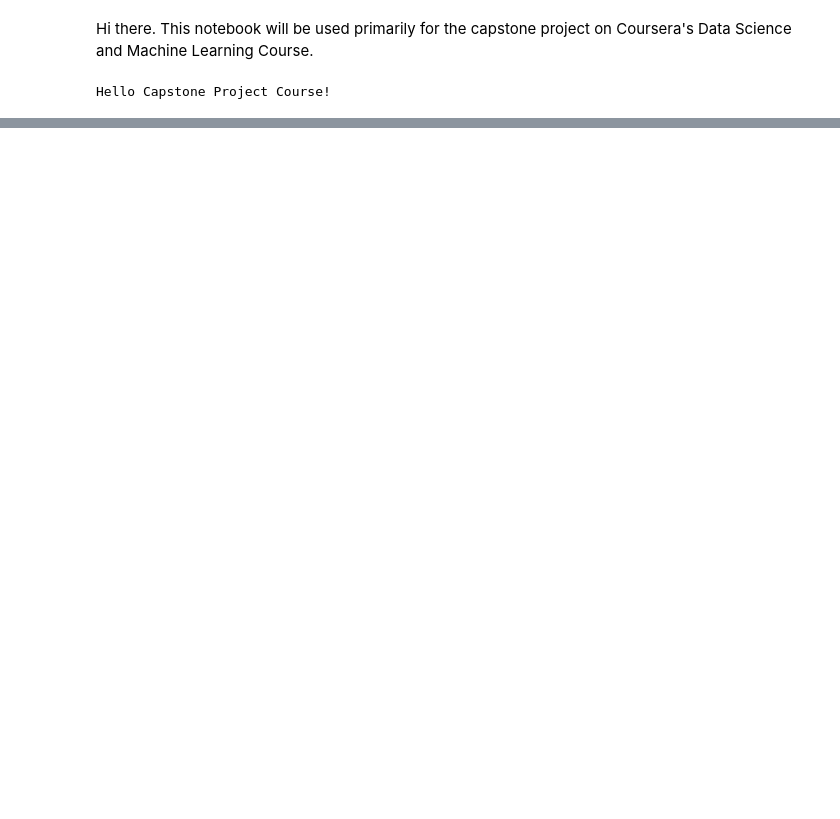
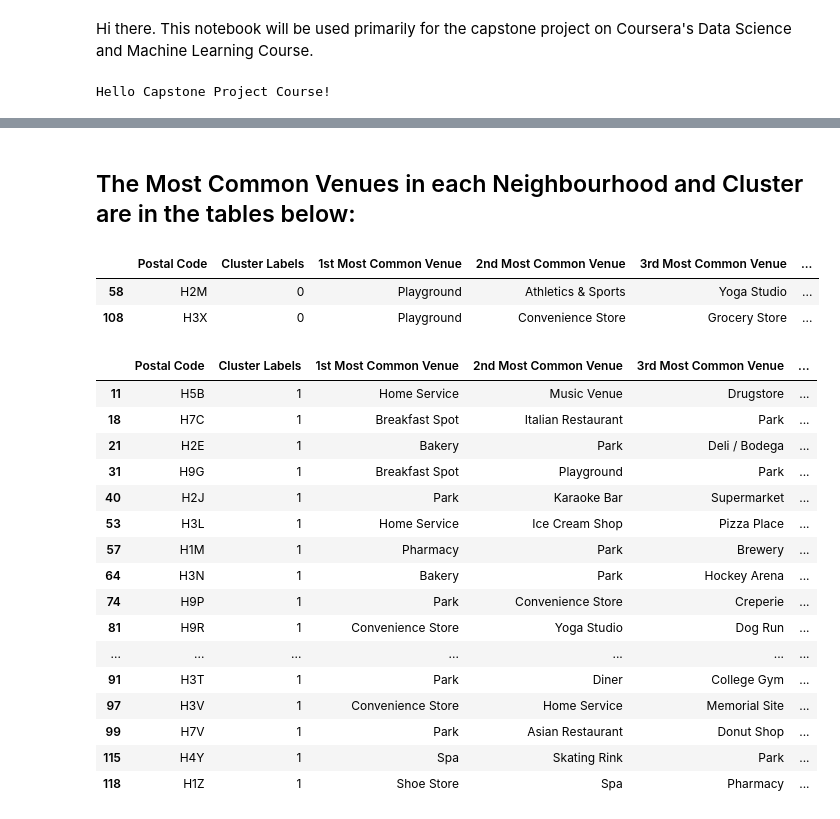
Before and after one commit to vkswami1984/Coursera_Capstone, a Jupyter notebook: Coursera Capstone Project.ipynb, the cells around one changed output, grey strips where cells are left out. Cells and saved outputs as stored; diff of their text form; code cells hidden in the pictures; blank space fills up the shorter version.

Commit message:
Published from Watson Studio.

```diff
--- a/Coursera Capstone Project.ipynb
+++ b/Coursera Capstone Project.ipynb
@@ -36,0 +472,2 @@ This data contains details such as age, income and education levels, all of whic
+# %%
+mon_merged.dropna(inplace=True)
@@ -36,0 +494,2 @@ This data contains details such as age, income and education levels, all of whic
+# %%
+mon_merged['Cluster Labels'] = mon_merged['Cluster Labels'].astype(int)
@@ -36,0 +524,28 @@ This data contains details such as age, income and education levels, all of whic
+# %% [markdown]
+## The Most Common Venues in each Neighbourhood and Cluster are in the tables below:
+# %%
+mon_merged.loc[mon_merged['Cluster Labels'] == 0, mon_merged.columns[[1] + list(range(5, mon_merged.shape[1]))]]
+# %% [output]
+|  | Postal Code | Cluster Labels | 1st Most Common Venue | 2nd Most Common Venue | 3rd Most Common Venue | ... |
+| 58 | H2M | 0 | Playground | Athletics & Sports | Yoga Studio | ... |
+| 108 | H3X | 0 | Playground | Convenience Store | Grocery Store | ... |
+# %%
+mon_merged.loc[mon_merged['Cluster Labels'] == 1, mon_merged.columns[[1] + list(range(5, mon_merged.shape[1]))]]
+# %% [output]
+|  | Postal Code | Cluster Labels | 1st Most Common Venue | 2nd Most Common Venue | 3rd Most Common Venue | ... |
+| 11 | H5B | 1 | Home Service | Music Venue | Drugstore | ... |
+| 18 | H7C | 1 | Breakfast Spot | Italian Restaurant | Park | ... |
+| 21 | H2E | 1 | Bakery | Park | Deli / Bodega | ... |
+| 31 | H9G | 1 | Breakfast Spot | Playground | Park | ... |
+| 40 | H2J | 1 | Park | Karaoke Bar | Supermarket | ... |
+| 53 | H3L | 1 | Home Service | Ice Cream Shop | Pizza Place | ... |
+| 57 | H1M | 1 | Pharmacy | Park | Brewery | ... |
+| 64 | H3N | 1 | Bakery | Park | Hockey Arena | ... |
+| 74 | H9P | 1 | Park | Convenience Store | Creperie | ... |
+| 81 | H9R | 1 | Convenience Store | Yoga Studio | Dog Run | ... |
+| ... | ... | ... | ... | ... | ... | ... |
+| 91 | H3T | 1 | Park | Diner | College Gym | ... |
+| 97 | H3V | 1 | Convenience Store | Home Service | Memorial Site | ... |
+| 99 | H7V | 1 | Park | Asian Restaurant | Donut Shop | ... |
+| 115 | H4Y | 1 | Spa | Skating Rink | Park | ... |
+| 118 | H1Z | 1 | Shoe Store | Spa | Pharmacy | ... |
```
Also changed, not shown: parts of 51 cells of this notebook.
